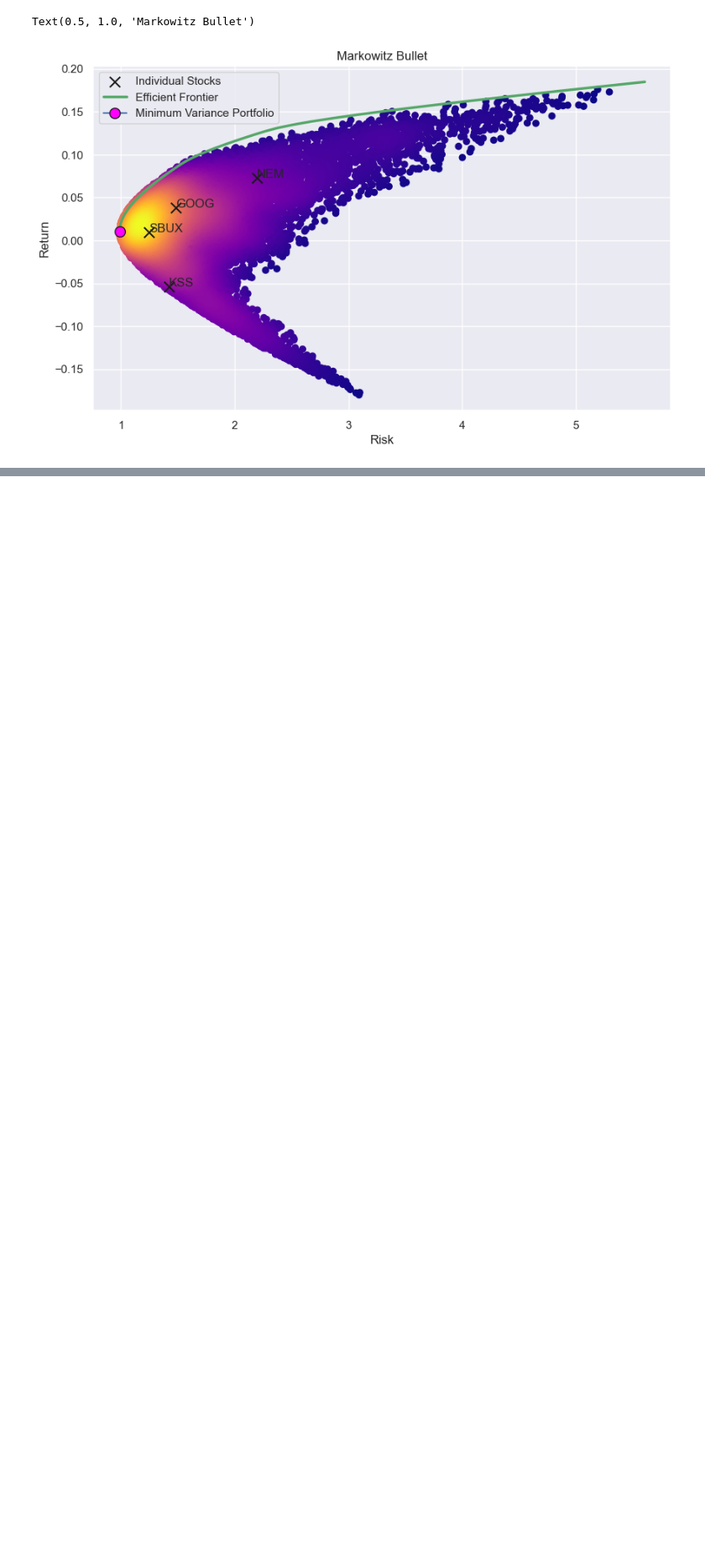
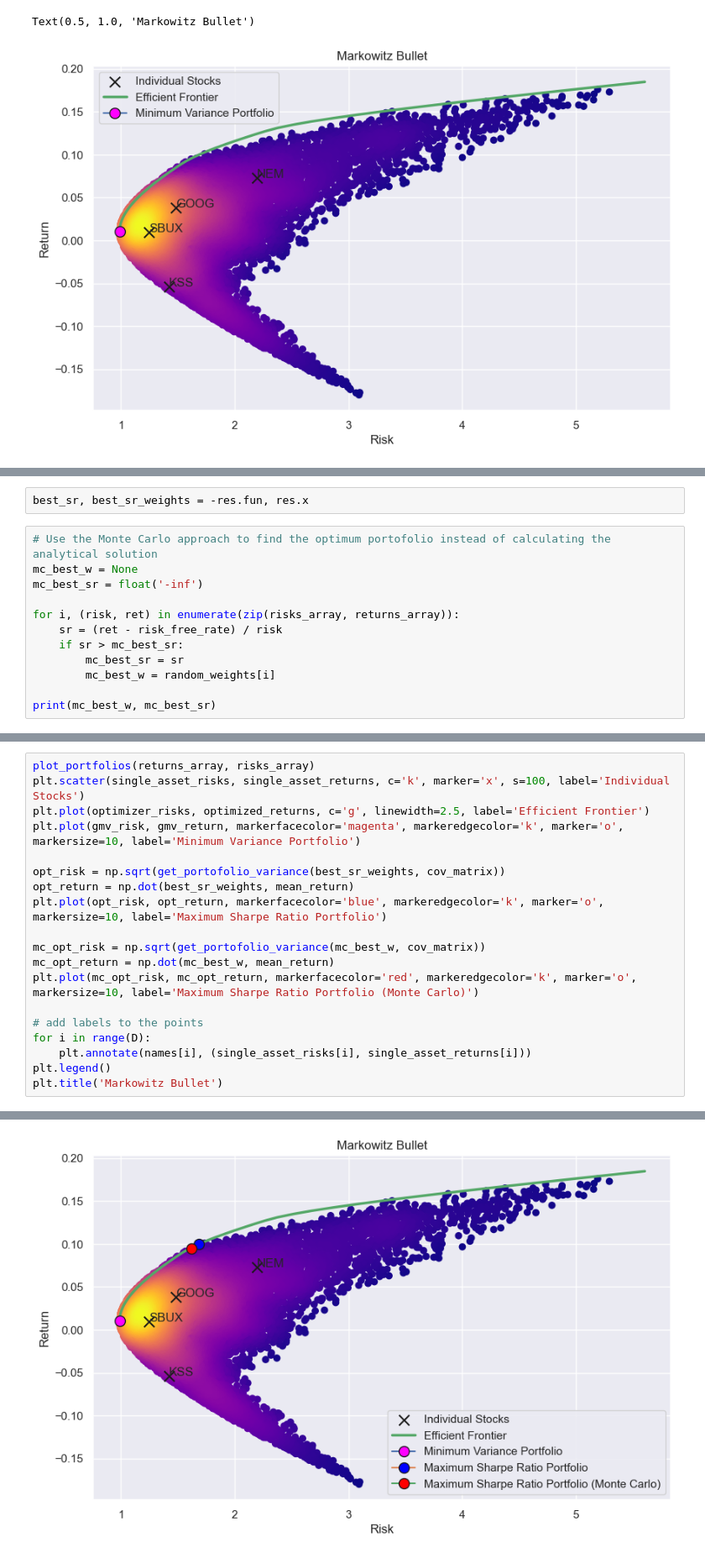
Before and after one commit to AndreiRoibu/AIforFinancialEngineering, a Jupyter notebook: PortfolioOptimization&CAPM/MonteCarloSimulationsForPortofolios-StockData.ipynb, the cells around one changed output, grey strips where cells are left out. Shown: that part at 84% size. Drawn from its saved outputs; the diff is of its cells as text; blank space fills up the shorter version.

Commit message:
adding analytical and monte carlo simulation to find sharp ratio

```diff
--- a/PortfolioOptimization&CAPM/MonteCarloSimulationsForPortofolios-StockData.ipynb
+++ b/PortfolioOptimization&CAPM/MonteCarloSimulationsForPortofolios-StockData.ipynb
@@ -443,0 +496,14 @@ Text(0.5, 1.0, 'Markowitz Bullet')
+# %%
+best_sr, best_sr_weights = -res.fun, res.x
+# %%
+# Use the Monte Carlo approach to find the optimum portofolio instead of calculating the analytical solution
+mc_best_w = None
+mc_best_sr = float('-inf')
+
+for i, (risk, ret) in enumerate(zip(risks_array, returns_array)):
+    sr = (ret - risk_free_rate) / risk
+    if sr > mc_best_sr:
+        mc_best_sr = sr
+        mc_best_w = random_weights[i]
+
+print(mc_best_w, mc_best_sr)
@@ -443,0 +512,20 @@ Text(0.5, 1.0, 'Markowitz Bullet')
+# %%
+plot_portfolios(returns_array, risks_array)
+plt.scatter(single_asset_risks, single_asset_returns, c='k', marker='x', s=100, label='Individual Stocks')
+plt.plot(optimizer_risks, optimized_returns, c='g', linewidth=2.5, label='Efficient Frontier')
+plt.plot(gmv_risk, gmv_return, markerfacecolor='magenta', markeredgecolor='k', marker='o', markersize=10, label='Minimum Variance Portfolio')
+
+opt_risk = np.sqrt(get_portofolio_variance(best_sr_weights, cov_matrix))
+opt_return = np.dot(best_sr_weights, mean_return)
+plt.plot(opt_risk, opt_return, markerfacecolor='blue', markeredgecolor='k', marker='o', markersize=10, label='Maximum Sharpe Ratio Portfolio')
+
+mc_opt_risk = np.sqrt(get_portofolio_variance(mc_best_w, cov_matrix))
+mc_opt_return = np.dot(mc_best_w, mean_return)
+plt.plot(mc_opt_risk, mc_opt_return, markerfacecolor='red', markeredgecolor='k', marker='o', markersize=10, label='Maximum Sharpe Ratio Portfolio (Monte Carlo)')
+
+# add labels to the points
+for i in range(D):
+    plt.annotate(names[i], (single_asset_risks[i], single_asset_returns[i]))
+plt.legend()
+plt.title('Markowitz Bullet')
+# %% [output]
@@ -443,0 +533 @@ Text(0.5, 1.0, 'Markowitz Bullet')
+[figure, added]
```
Also changed, not shown: parts of 5 cells of this notebook.
